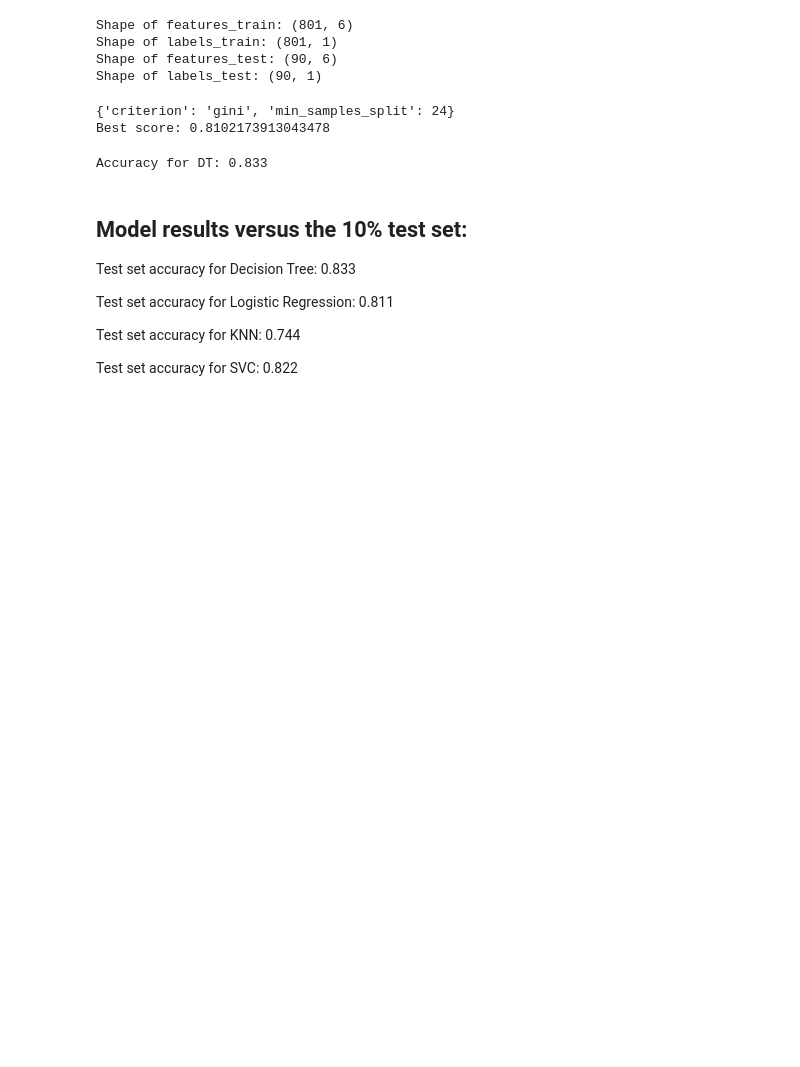
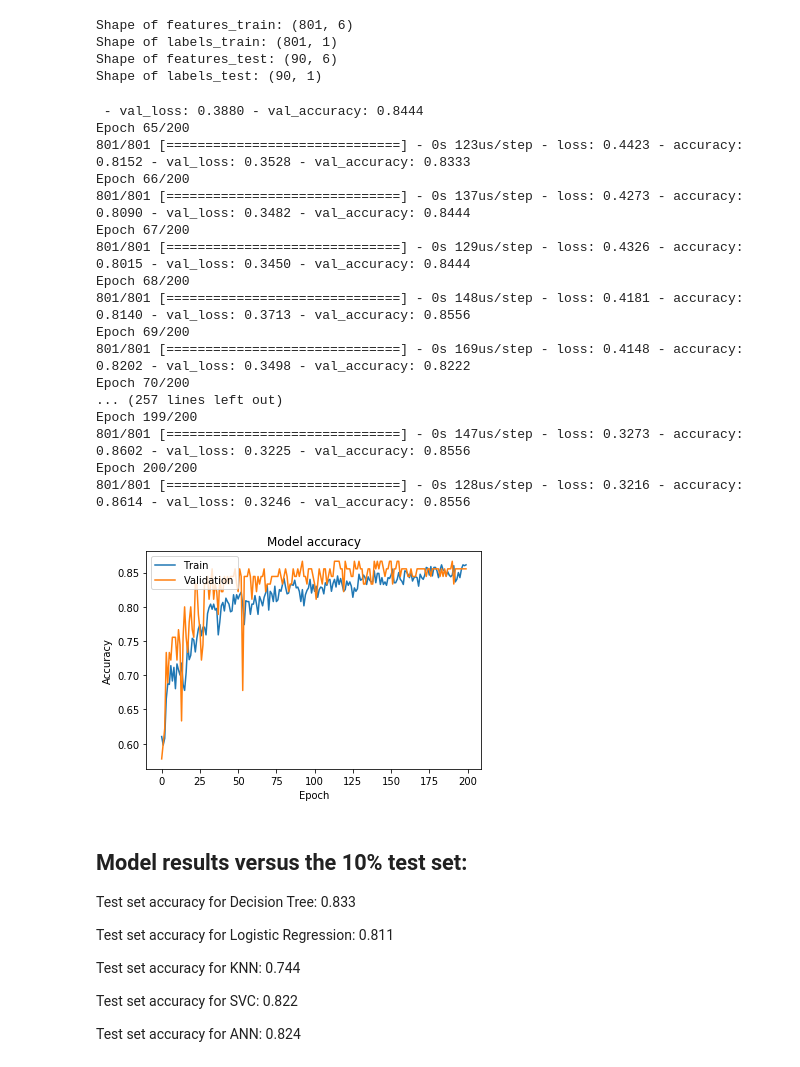
Before and after one commit to rlisowski10/ENSF611_Titanic_Project, a Jupyter notebook: _Python/Titanic_Algorithms.ipynb, the cells around one changed output. Drawn from its saved outputs; the diff is of its cells as text; code cells hidden in the pictures; blank space fills up the shorter version.

```diff
--- a/_Python/Titanic_Algorithms.ipynb
+++ b/_Python/Titanic_Algorithms.ipynb
@@ -93,7 +100,7 @@ def predict_testing_labels(model):
     return labels_testing_predict
 # %%
 # Grid Search for Decision Tree Classifier
-algorithm = "DT"
+algorithm = "ANN"
 
 if algorithm == "DT":
     dtc_grid_search = tree.DecisionTreeClassifier()
@@ -111,9 +118,6 @@ elif algorithm == "SVC":
     SVC_grid_search = SVC()
     param_grid = {'kernel': ['linear', 'rbf', 'sigmoid'], 'C': [0.01, 0.2, 0.6, 1], 'gamma': ['scale', 'auto']}
     grid_search(SVC_grid_search, param_grid)
-# %% [output]
-{'criterion': 'gini', 'min_samples_split': 24}
-Best score: 0.8102173913043478
 # %%
 # Decision Tree Classifier training and validation
 if algorithm == "DT":
@@ -132,8 +136,63 @@ elif algorithm == "SVC":
     svc = SVC(C=0.2, gamma='scale', kernel='linear')
     model = train_validate_model(svc, algorithm)
     labels_testing_predict = predict_testing_labels(model)
-# %% [output]
-Accuracy for DT: 0.833
+# %%
+if algorithm == "ANN":
+    # Convert the labels to one-hot encoding.
+    n_classes = 2
+    labels_train = np_utils.to_categorical(titanic_labels, n_classes)
+    print(f'Shape of one hot encoded labels_train: {labels_train.shape}')
+
+    # Add a 32 node hidden layer with sigmoid activation function.
+    n_features = titanic_features.shape[1]
+
+    model = Sequential()
+    #model.add(Dropout(0.2))
+    model.add(Dense(512, input_dim=n_features, activation='relu'))
+    #model.add(Dropout(0.2))
+    model.add(Dense(512, input_dim=n_features, activation='relu'))
+    #model.add(Dropout(0.2))
+    model.add(Dense(512, input_dim=n_features, activation='relu'))
+    model.add(Dense(n_classes, input_dim=n_features, activation='softmax'))
+
+    # Compile your model with accuracy as your metric.
+    opt=Adam(lr=0.001)
+    model.compile(optimizer=opt, loss='categorical_crossentropy', metrics=['accuracy'])
+
+    # Train the model.
+    model_history = model.fit(titanic_features, labels_train, epochs=200, batch_size=128, validation_split=0.10)
+
+    # Predict the test set labels.
+    labels_testing_predict = model.predict(titanic_testing_features)
+    labels_testing_predict = np.argmax(labels_testing_predict, axis=-1)
+
+    # Plot training & validation accuracy values
+    plt.plot(model_history.history['accuracy'])
+    plt.plot(model_history.history['val_accuracy'])
+    plt.title('Model accuracy')
+    plt.ylabel('Accuracy')
+    plt.xlabel('Epoch')
+    plt.legend(['Train', 'Validation'], loc='upper left')
+    plt.show()
+# %% [output]
+ - val_loss: 0.3880 - val_accuracy: 0.8444
+Epoch 65/200
+801/801 [==============================] - 0s 123us/step - loss: 0.4423 - accuracy: 0.8152 - val_loss: 0.3528 - val_accuracy: 0.8333
+Epoch 66/200
+801/801 [==============================] - 0s 137us/step - loss: 0.4273 - accuracy: 0.8090 - val_loss: 0.3482 - val_accuracy: 0.8444
+Epoch 67/200
+801/801 [==============================] - 0s 129us/step - loss: 0.4326 - accuracy: 0.8015 - val_loss: 0.3450 - val_accuracy: 0.8444
+Epoch 68/200
+801/801 [==============================] - 0s 148us/step - loss: 0.4181 - accuracy: 0.8140 - val_loss: 0.3713 - val_accuracy: 0.8556
+Epoch 69/200
+801/801 [==============================] - 0s 169us/step - loss: 0.4148 - accuracy: 0.8202 - val_loss: 0.3498 - val_accuracy: 0.8222
+Epoch 70/200
+... (257 lines left out)
+Epoch 199/200
+801/801 [==============================] - 0s 147us/step - loss: 0.3273 - accuracy: 0.8602 - val_loss: 0.3225 - val_accuracy: 0.8556
+Epoch 200/200
+801/801 [==============================] - 0s 128us/step - loss: 0.3216 - accuracy: 0.8614 - val_loss: 0.3246 - val_accuracy: 0.8556
+[figure, added]
 # %%
 # Convert numpy labels array to dataframe
 labels_testing_predict_df = pd.DataFrame(labels_testing_predict, index=None, columns=['Survived'])
@@ -157,3 +216,5 @@ Test set accuracy for Logistic Regression: 0.811
 Test set accuracy for KNN: 0.744
 
 Test set accuracy for SVC: 0.822
+
+Test set accuracy for ANN: 0.824
```
Also changed, not shown: parts of 2 cells of this notebook, 4 other files.
